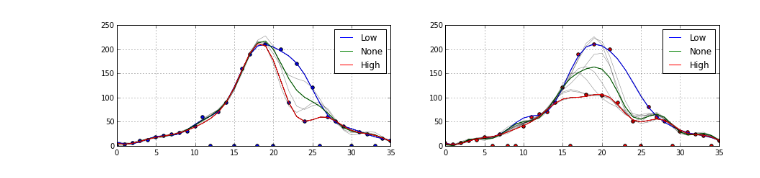
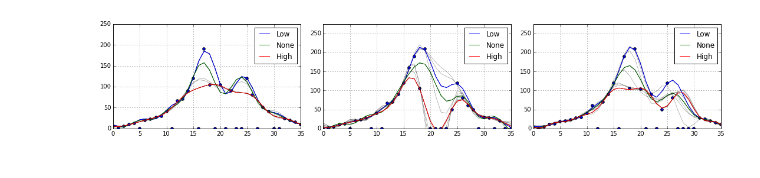
Before and after one commit to mattijn/pynotebook, a Jupyter notebook: ipynotebooks/Python3.4/2014-12-2 PyHants Plot.ipynb, the cells around one changed output. Drawn from its saved outputs; the diff is of its cells as text; code cells hidden in the pictures.

```diff
--- a/ipynotebooks/Python3.4/2014-12-2 PyHants Plot.ipynb
+++ b/ipynotebooks/Python3.4/2014-12-2 PyHants Plot.ipynb
@@ -114,12 +114,14 @@ def HANTS(ni,y,nf=3,HiLo='Hi',low=0.,high=255,fet=5,delta=0.1):
         maxerr = np.diag(err.take(rankVec[:,ni-1], axis=-1))
         ready = (maxerr <= fet) | (nout == noutmax)
 
-        plt.subplot(121)
+        plt.subplot(131)
         plt.plot(yr[0], 'k-', alpha=0.5, lw=0.5 )
 
-        plt.subplot(122)
-        plt.plot(yr[4], 'k-', alpha=0.5, lw=0.5 )
+        plt.subplot(132)
+        plt.plot(yr[1], 'k-', alpha=0.5, lw=0.5 )
 
+        plt.subplot(133)
+        plt.plot(yr[2], 'k-', alpha=0.5, lw=0.5 )
 
         # if ready is still false
         if (not all(ready)):
@@ -139,7 +141,8 @@ def HANTS(ni,y,nf=3,HiLo='Hi',low=0.,high=255,fet=5,delta=0.1):
         it.iternext()
     return yr
 # %%
-numb = 100
+numb = 9
+
 y= np.array([5.0,  2.0,  5.0, 10.0, 12.0, 18.0, 20.0, 23.0, 27.0,
              30.0, 40.0, 60.0, 66.0, 70.0, 90.0,120.0,160.0,190.0,
              105.0,210.0,104.0,200.0, 90.0,170.0, 50.0,120.0, 80.0,
@@ -152,37 +214,55 @@ y=y*kl
 # %%
 # Fit to high values, set low values as outliers
 plt.figure(figsize=(15,3))
 y_out = HANTS(ni=36, y=y, nf=6, HiLo='Lo')
 
-plt.subplot(121)
+plt.subplot(131)
 plt.plot(y_out[0], label='Low')
 
-plt.subplot(122)
-plt.plot(y_out[4], label='Low')
+plt.subplot(132)
+plt.plot(y_out[1], label='Low')
+
+plt.subplot(133)
+plt.plot(y_out[2], label='Low')
 
 y_out = HANTS(ni=36, y=y, nf=6, HiLo='None')
-plt.subplot(121)
+plt.subplot(131)
 plt.plot(y_out[0], label='None')
 
-plt.subplot(122)
-plt.plot(y_out[4], label='None')
+plt.subplot(132)
+plt.plot(y_out[1], label='None')
+
+plt.subplot(133)
+plt.plot(y_out[2], label='None')
 
 y_out = HANTS(ni=36, y=y, nf=6, HiLo='Hi')
-plt.subplot(121)
+plt.subplot(131)
+plt.plot(y_out[0], label='High')
 plt.scatter(np.arange(36),y[0])
-plt.plot(y_out[0], label='High')
 plt.ylim(0)
 plt.xlim(0,35)
 plt.grid()
 plt.legend()
 
-plt.subplot(122)
-plt.scatter(np.arange(36),y[4], c='r')
-plt.plot(y_out[4], label='High')
-plt.ylim(0)
+plt.subplot(132)
+plt.plot(y_out[1], label='High')
+plt.scatter(np.arange(36),y[1])
+plt.ylim(0,275)
 plt.xlim(0,35)
+plt.grid()
 plt.legend()
+
+plt.subplot(133)
+plt.plot(y_out[2], label='High')
+plt.scatter(np.arange(36),y[2])
+plt.ylim(0,275)
+plt.xlim(0,35)
 plt.grid()
+plt.legend()
+
+
+plt.tight_layout()
+plt.savefig(r'C:\Users\lenovo\Documents\HOME\Figures AJ//PyHants_freq6.png', dpi=200)
 plt.show()
 # %% [output]
-[figure, old version]
+[figure, new version]
```
Also changed, not shown: parts of 3 cells of this notebook, 15 other files.
